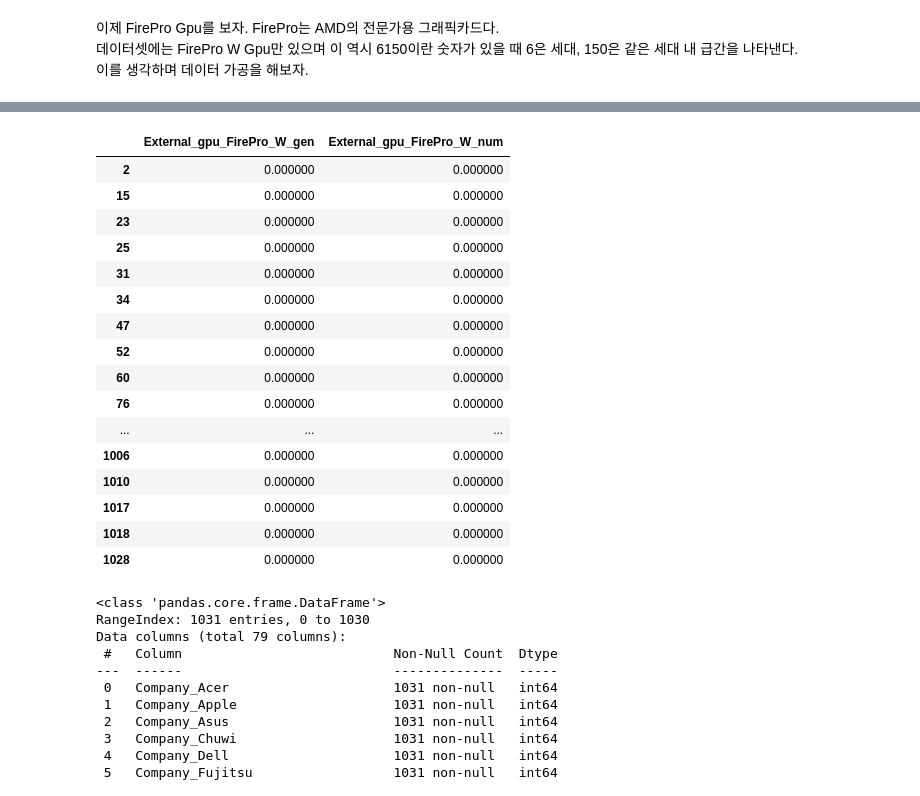
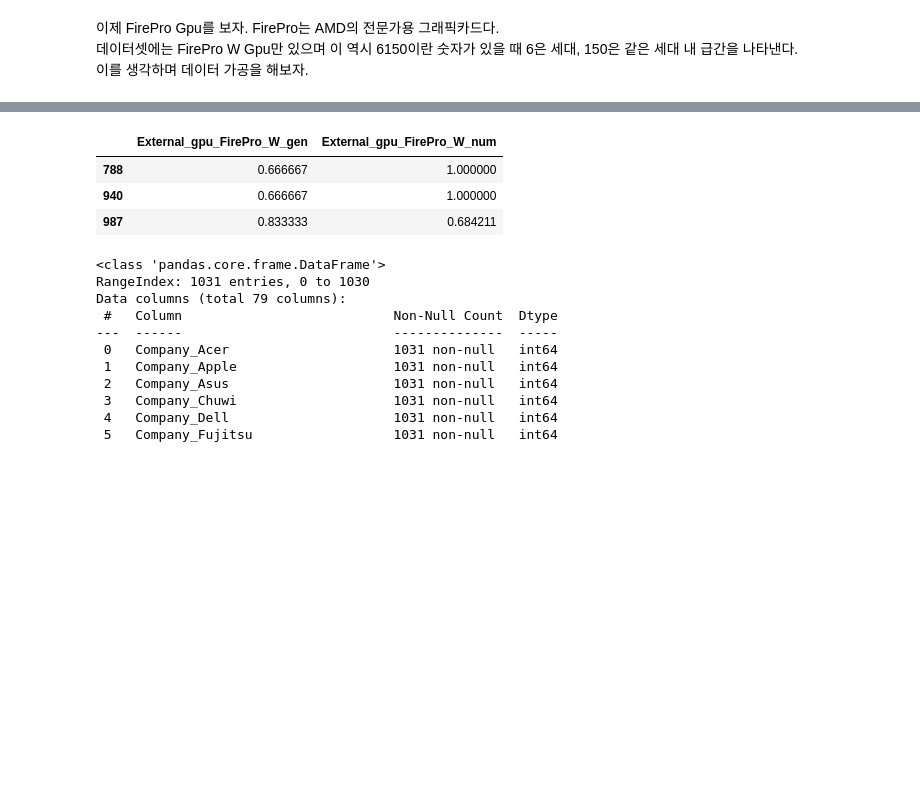
Before and after one commit to minguinho26/My-ML_Study, a Jupyter notebook: 쿠아이/IMC_march/김민규_Adv_solution.ipynb, the cells around one changed output, grey strips where cells are left out. Saved outputs shown, nothing was run; the diff lists cells and outputs as text; code cells hidden in the pictures; blank space fills up the shorter version.

```diff
--- a/쿠아이/IMC_march/김민규_Adv_solution.ipynb
+++ b/쿠아이/IMC_march/김민규_Adv_solution.ipynb
@@ -19,8 +19,8 @@ pd.set_option('display.max_rows', 200)
 pd.set_option('display.max_columns', 100)
 # %%
 # 불러오기
-train = pd.read_csv('/Users/minguinho/Downloads/IMC_march/Adv_IMC_train.csv')
-test = pd.read_csv('/Users/minguinho/Downloads/IMC_march/Adv_IMC_test.csv')
+train = pd.read_csv('/Users/minguinho/Documents/인공지능 대회 데이터/쿠아이 노트북 가격 예측/Adv_IMC_train.csv')
+test = pd.read_csv('/Users/minguinho/Documents/인공지능 대회 데이터/쿠아이 노트북 가격 예측/Adv_IMC_test.csv')
 print(train.shape, test.shape)
 # %% [output]
 (1042, 12) (261, 11)
@@ -4646,12 +4517,6 @@ Data columns (total 71 columns):
  70  price                            1034 non-null   float64
 dtypes: float64(36), int64(31), object(4)
 memory usage: 573.7+ KB
-# %%
-train.drop('External_gpu_Nvidia_Geforce_Ti', axis=1, inplace=True)
-train.drop('External_gpu_Nvidia_Geforce_MX', axis=1, inplace=True)
-
-test.drop('External_gpu_Nvidia_Geforce_Ti', axis=1, inplace=True)
-test.drop('External_gpu_Nvidia_Geforce_MX', axis=1, inplace=True)
 # %%
 train.insert(61, 'External_gpu_Nvidia_Geforce_Ti', 0)
 train.insert(62, 'External_gpu_Nvidia_Geforce_MX', 0)
@@ -5295,25 +5120,12 @@ train[train['External_gpu_AMD'] == 1].loc[:, 'External_gpu_AMD_Radeon':'External
 | 1018 | 0.6 | 0.8 | 0.3750 | 0 |
 | 1028 | 0.7 | 0.8 | 0.5000 | 0 |
 # %%
-train[train['External_gpu_AMD'] == 1].loc[:, 'External_gpu_FirePro_W_gen':'External_gpu_FirePro_W_num']
+train[train['External_gpu_FirePro_W_gen'] > 0].loc[:, 'External_gpu_FirePro_W_gen':'External_gpu_FirePro_W_num']
 # %% [output]
 |  | External_gpu_FirePro_W_gen | External_gpu_FirePro_W_num |
-| 2 | 0.000000 | 0.000000 |
-| 15 | 0.000000 | 0.000000 |
-| 23 | 0.000000 | 0.000000 |
-| 25 | 0.000000 | 0.000000 |
-| 31 | 0.000000 | 0.000000 |
-| 34 | 0.000000 | 0.000000 |
-| 47 | 0.000000 | 0.000000 |
-| 52 | 0.000000 | 0.000000 |
-| 60 | 0.000000 | 0.000000 |
-| 76 | 0.000000 | 0.000000 |
-| ... | ... | ... |
-| 1006 | 0.000000 | 0.000000 |
-| 1010 | 0.000000 | 0.000000 |
-| 1017 | 0.000000 | 0.000000 |
-| 1018 | 0.000000 | 0.000000 |
-| 1028 | 0.000000 | 0.000000 |
+| 788 | 0.666667 | 1.000000 |
+| 940 | 0.666667 | 1.000000 |
+| 987 | 0.833333 | 0.684211 |
 # %%
 train.info()
 # %% [output]
```
Also changed, not shown: parts of 36 cells of this notebook, 14 other files.
